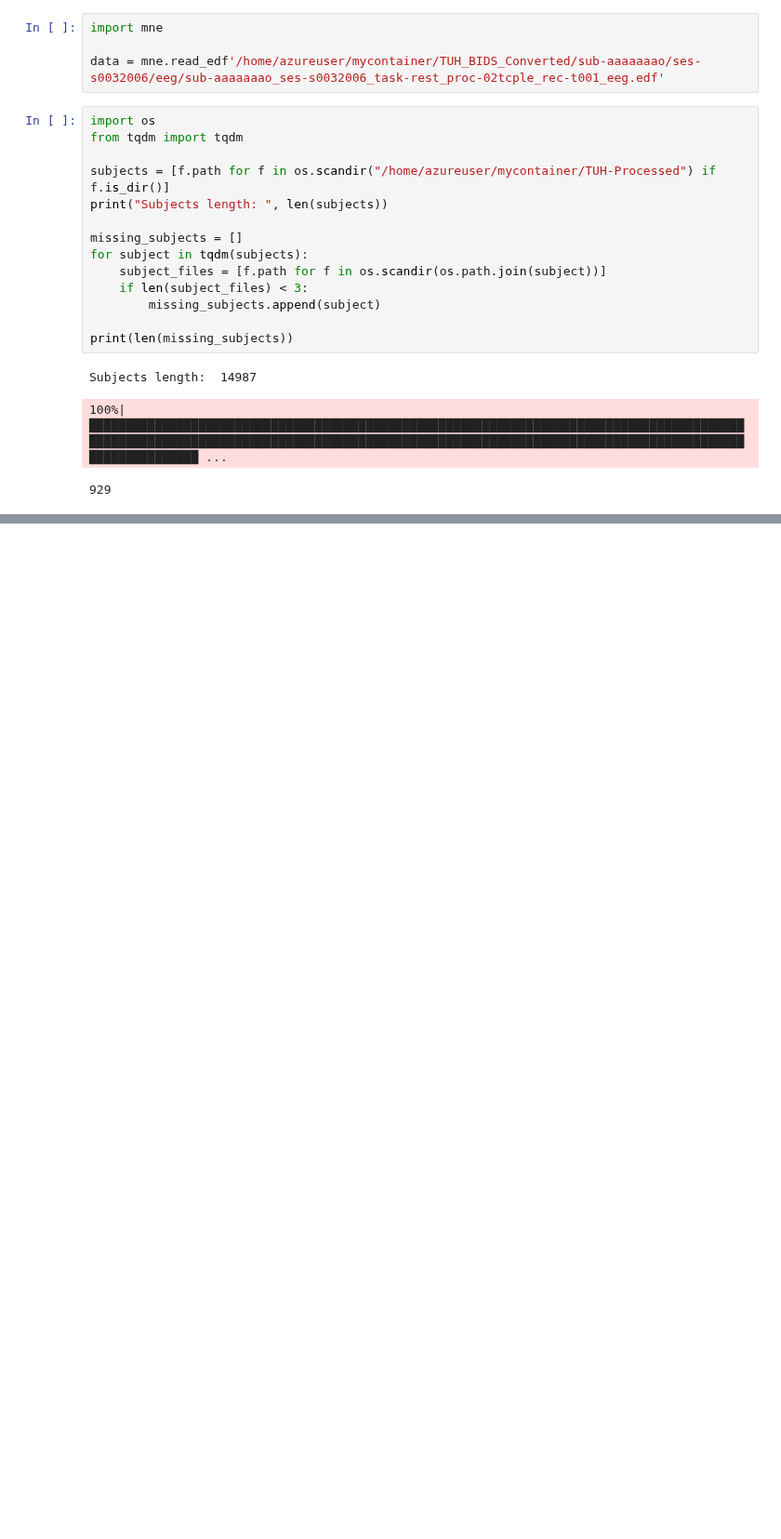
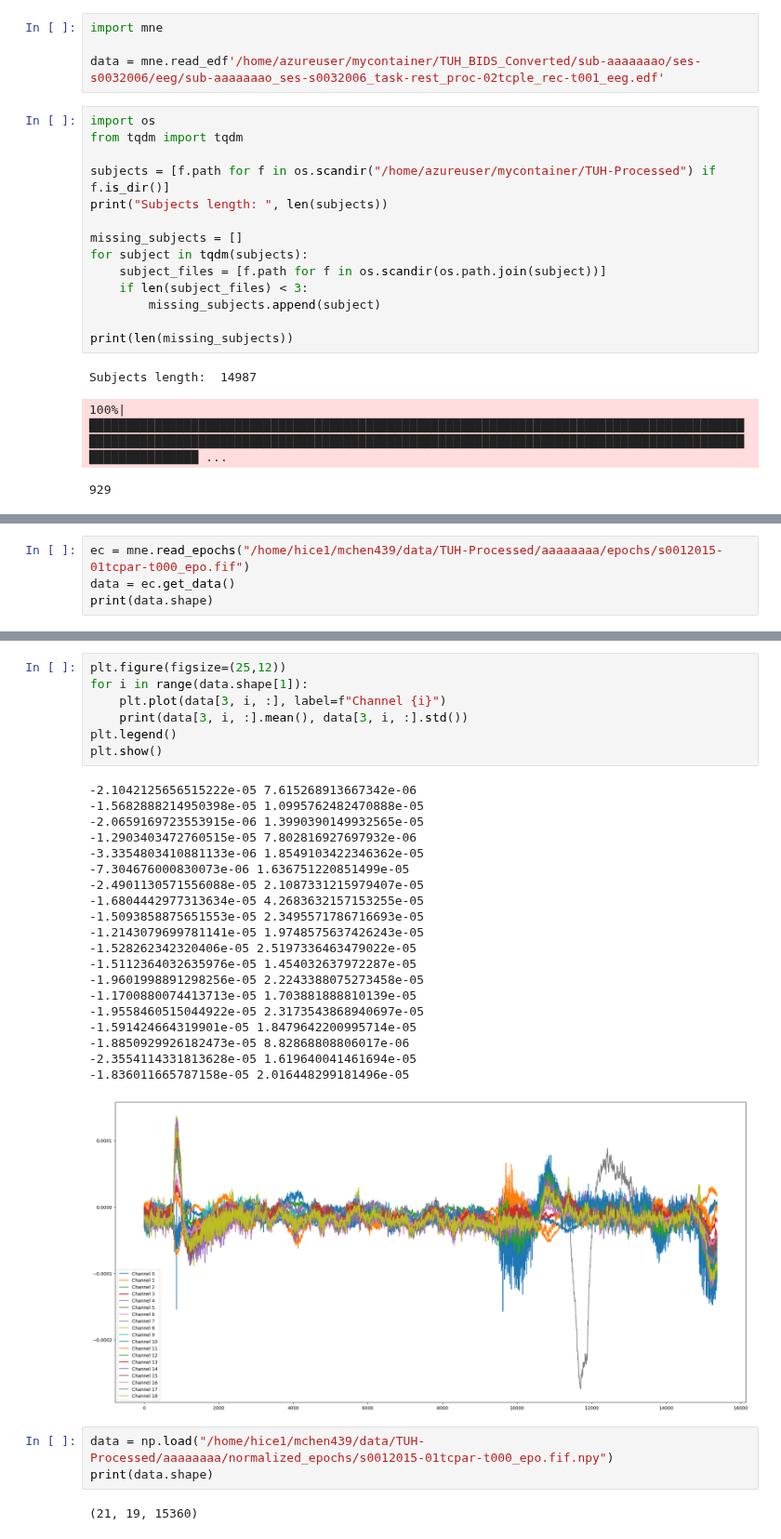
Before and after one commit to MatthewChen37/EEG-Foundation-Model, a Jupyter notebook: playground.ipynb, the cells around one changed output, grey strips where cells are left out. Shown at 93% size. Saved outputs shown, nothing was run; the diff lists cells and outputs as text; blank space fills up the shorter version.

```diff
--- a/playground.ipynb
+++ b/playground.ipynb
@@ -1497,0 +1555,4 @@ Subjects length:  14987
+# %%
+ec = mne.read_epochs("/home/hice1/mchen439/data/TUH-Processed/aaaaaaaa/epochs/s0012015-01tcpar-t000_epo.fif")
+data = ec.get_data()
+print(data.shape)
@@ -1497,0 +1569,33 @@ Subjects length:  14987
+# %%
+plt.figure(figsize=(25,12))
+for i in range(data.shape[1]):
+	plt.plot(data[3, i, :], label=f"Channel {i}")
+	print(data[3, i, :].mean(), data[3, i, :].std())
+plt.legend()
+plt.show()
+# %% [output]
+-2.1042125656515222e-05 7.615268913667342e-06
+-1.5682888214950398e-05 1.0995762482470888e-05
+-2.0659169723553915e-06 1.3990390149932565e-05
+-1.2903403472760515e-05 7.802816927697932e-06
+-3.3354803410881133e-06 1.8549103422346362e-05
+-7.304676000830073e-06 1.636751220851499e-05
+-2.4901130571556088e-05 2.1087331215979407e-05
+-1.6804442977313634e-05 4.2683632157153255e-05
+-1.5093858875651553e-05 2.3495571786716693e-05
+-1.2143079699781141e-05 1.9748575637426243e-05
+-1.528262342320406e-05 2.5197336463479022e-05
+-1.5112364032635976e-05 1.454032637972287e-05
+-1.9601998891298256e-05 2.2243388075273458e-05
+-1.1700880074413713e-05 1.703881888810139e-05
+-1.9558460515044922e-05 2.3173543868940697e-05
+-1.591424664319901e-05 1.8479642200995714e-05
+-1.8850929926182473e-05 8.82868808806017e-06
+-2.3554114331813628e-05 1.619640041461694e-05
+-1.836011665787158e-05 2.016448299181496e-05
+[figure, added]
+# %%
+data = np.load("/home/hice1/mchen439/data/TUH-Processed/aaaaaaaa/normalized_epochs/s0012015-01tcpar-t000_epo.fif.npy")
+print(data.shape)
+# %% [output]
+(21, 19, 15360)
```
Also changed, not shown: parts of 12 cells of this notebook.
